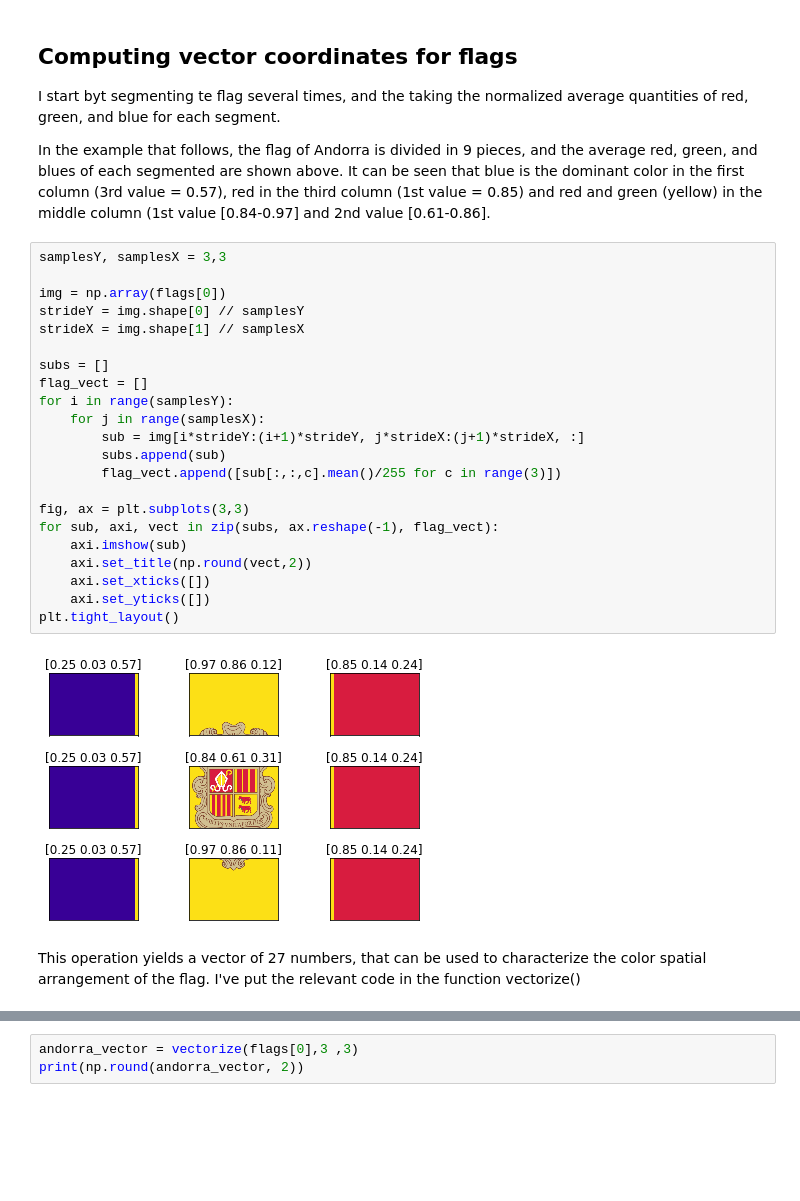
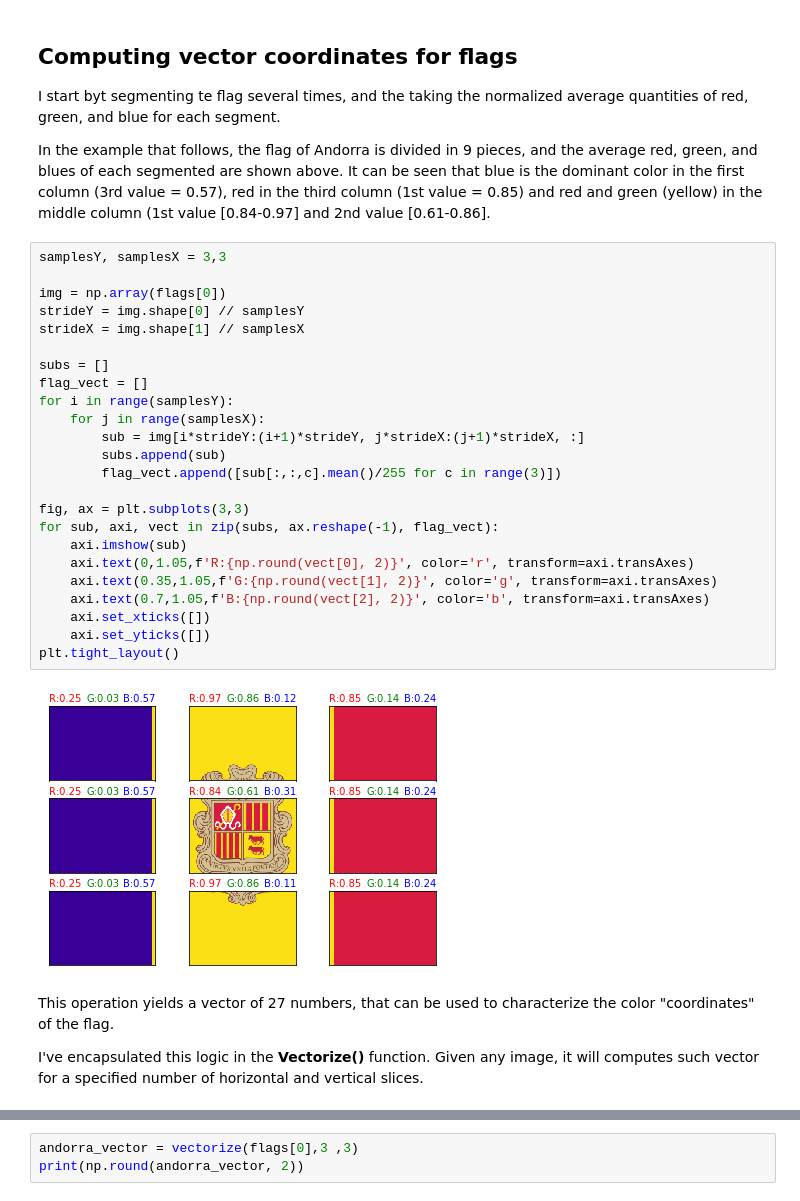
Before and after one commit to ricardoV94/stats, a Jupyter notebook: flags/Flags dendogram.ipynb, the cells around one changed output, grey strips where cells are left out. Drawn from its saved outputs; the diff is of its cells as text; blank space fills up the shorter version.

```diff
--- a/flags/Flags dendogram.ipynb
+++ b/flags/Flags dendogram.ipynb
@@ -100,27 +78,30 @@ In the example that follows, the flag of Andorra is divided in 9 pieces, and the
 # %%
 samplesY, samplesX = 3,3
 
 img = np.array(flags[0])
 strideY = img.shape[0] // samplesY
 strideX = img.shape[1] // samplesX
 
 subs = []
 flag_vect = []
 for i in range(samplesY):
     for j in range(samplesX):
         sub = img[i*strideY:(i+1)*strideY, j*strideX:(j+1)*strideX, :]
         subs.append(sub)
         flag_vect.append([sub[:,:,c].mean()/255 for c in range(3)])
 
 fig, ax = plt.subplots(3,3)
 for sub, axi, vect in zip(subs, ax.reshape(-1), flag_vect):
     axi.imshow(sub)
-    axi.set_title(np.round(vect,2))
+    axi.text(0,1.05,f'R:{np.round(vect[0], 2)}', color='r', transform=axi.transAxes)
+    axi.text(0.35,1.05,f'G:{np.round(vect[1], 2)}', color='g', transform=axi.transAxes)
+    axi.text(0.7,1.05,f'B:{np.round(vect[2], 2)}', color='b', transform=axi.transAxes)
     axi.set_xticks([])
     axi.set_yticks([])
 plt.tight_layout()
 # %% [output]
-[figure, old version]
+[figure, new version]
 # %% [markdown]
-This operation yields a vector of 27 numbers, that can be used to characterize the color spatial arrangement of the flag.
-I've put the relevant code in the function vectorize()
+This operation yields a vector of 27 numbers, that can be used to characterize the color "coordinates" of the flag.
+
+I've encapsulated this logic in the **Vectorize()** function. Given any image, it will computes such vector for a specified number of horizontal and vertical slices.
```
Also changed, not shown: parts of 9 cells of this notebook.
